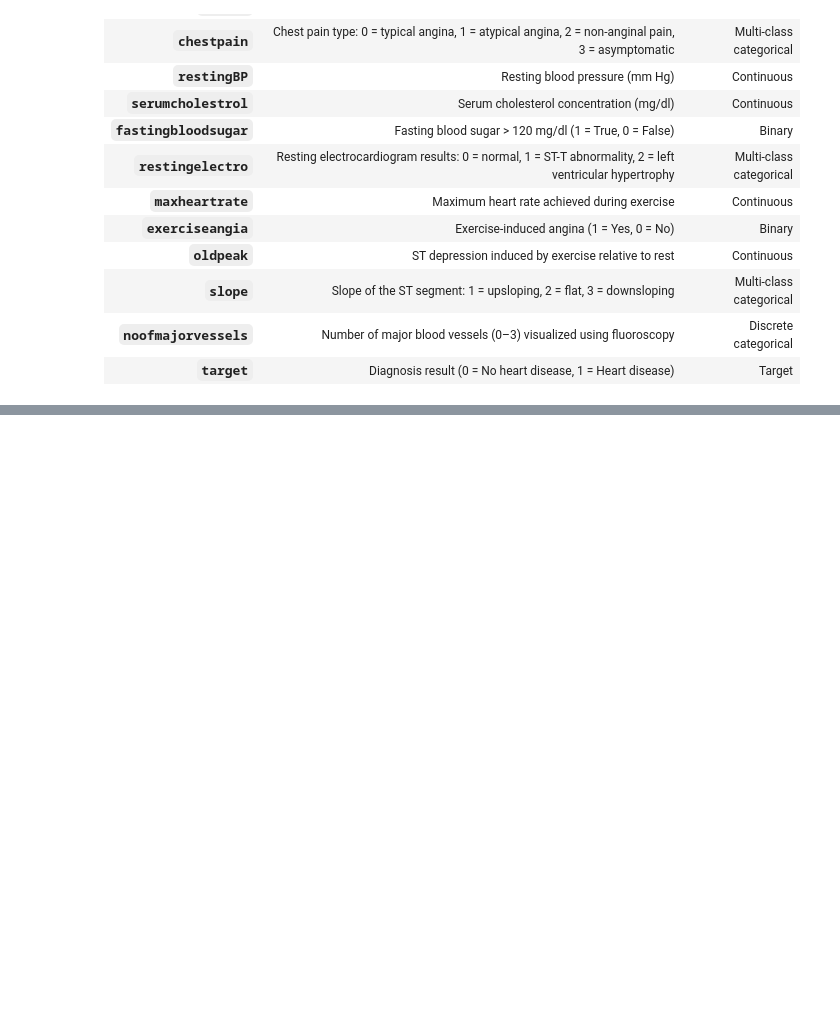
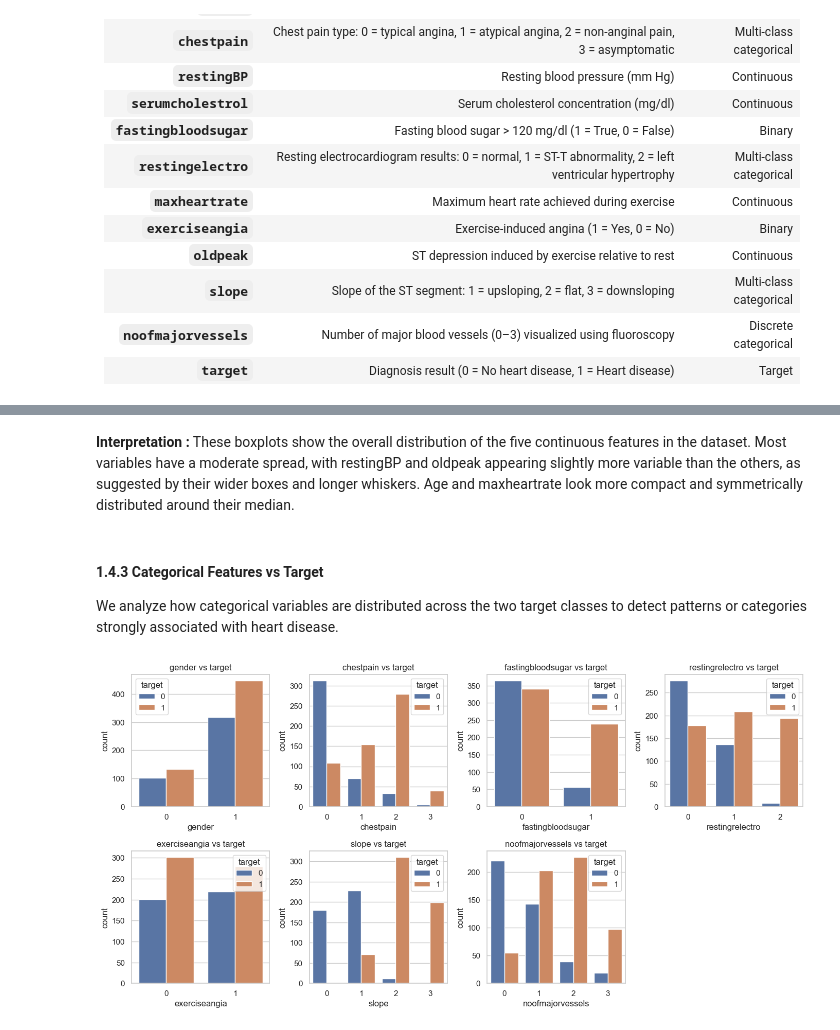
Before and after one commit to paul-adrien1/Projet_ML_notebook, a Jupyter notebook: ML_Project_AVC.ipynb, the cells around one changed output, grey strips where cells are left out. Cells and saved outputs as stored; diff of their text form; code cells hidden in the pictures; blank space fills up the shorter version.

```diff
--- a/ML_Project_AVC.ipynb
+++ b/ML_Project_AVC.ipynb
@@ -64,0 +288,17 @@ The table below summarizes the 13 input features, their medical meaning, and the
+# %% [markdown]
+**Interpretation :**
+These boxplots show the overall distribution of the five continuous features in the dataset. Most variables have a moderate spread, with restingBP and oldpeak appearing slightly more variable than the others, as suggested by their wider boxes and longer whiskers. Age and maxheartrate look more compact and symmetrically distributed around their median.
+# %% [markdown]
+#### 1.4.3 Categorical Features vs Target
+
+We analyze how categorical variables are distributed across the two target classes to detect patterns or categories strongly associated with heart disease.
+# %%
+plt.figure(figsize=(14,10))
+for i, col in enumerate(categorical_features, 1):
+    plt.subplot(3, 4, i)
+    sns.countplot(data=df, x=col, hue="target")
+    plt.title(f"{col} vs target")
+plt.tight_layout()
+plt.show()
+# %% [output]
+[figure, added]
```
Also changed, not shown: parts of 45 cells of this notebook.
